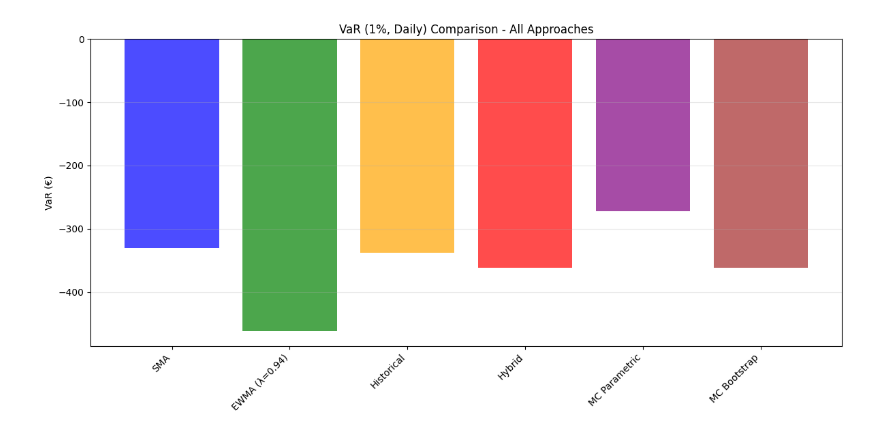
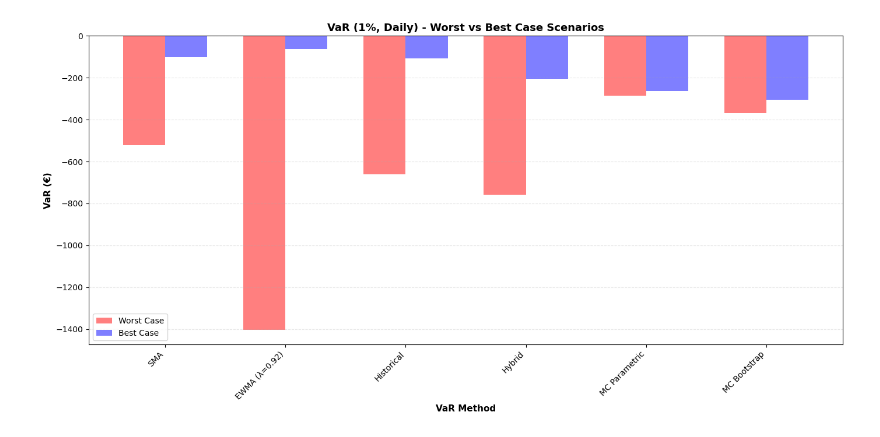
Before and after one commit to emschutt/QuantitativeFinance, a Jupyter notebook: RiskManagement/Project_3 - VaR/Var_v1.ipynb, the cells around one changed output. Drawn from its saved outputs; the diff is of its cells as text; code cells hidden in the pictures.

```diff
--- a/RiskManagement/Project_3 - VaR/Var_v1.ipynb
+++ b/RiskManagement/Project_3 - VaR/Var_v1.ipynb
@@ -52 +39,5 @@ min       -0.120657    -0.127652
 max        0.059054     0.090895
+# %%
+pct_returns = data.pct_change().dropna()
+print(pct_returns.head())
+print(pct_returns.describe())
@@ -180,8 +214,18 @@ EWMA VaR (1%, daily): -0.0308 (-462.11€)
 Methodology: Uses empirical distribution of past returns; no distribution assumption needed.
 # %%
-# Historical simulation - directly use quantile
-historical_var_daily = port_ret.quantile(0.01)  # 1st percentile
+# Historical simulation with rolling window to derive worst/best scenarios
+historical_var_series = port_ret.rolling(window=window).quantile(0.01).dropna()
+historical_var_daily = historical_var_series.iloc[-1]
 historical_var_euros = historical_var_daily * equity
+historical_var_euros_wcc = historical_var_series.min() * equity
+historical_var_euros_best = historical_var_series.max() * equity
 
+print("Last Value")
 print(f"Historical VaR (1%, daily): {historical_var_daily:.4f} ({historical_var_euros:.2f}€)")
+print()
+print("Worst Case Scenario")
+print(f"Historical VaR (1%, daily): {historical_var_series.min():.4f} ({historical_var_euros_wcc:.2f}€)")
+print()
+print("Best Case Scenario")
+print(f"Historical VaR (1%, daily): {historical_var_series.max():.4f} ({historical_var_euros_best:.2f}€)")
 # %% [output]
@@ -237,34 +355,59 @@ Monte Carlo Bootstrap VaR (1%, daily): -0.0241 (-361.54€)
 # %%
-# Compile all VaR estimates
-var_methods = {
-    'SMA': sma_var_euros,
-    'EWMA (λ=0.94)': ewma_var_euros,
-    'Historical': historical_var_euros,
-    'Hybrid': hybrid_var_euros,
-    'MC Parametric': mc_var_euros,
-    'MC Bootstrap': mc_bootstrap_var_euros
+# Compile all VaR estimates with best/worst case scenarios
+var_methods_worst = {
+    'SMA': sma_var_euros_wcc,
+    ewma_label: ewma_var_euros_wcc,
+    'Historical': historical_var_euros_wcc,
+    'Hybrid': hybrid_var_euros_wcc,
+    'MC Parametric': mc_var_euros_wcc,
+    'MC Bootstrap': mc_bootstrap_var_euros_wcc
 }
 
-plt.figure(figsize=(12, 6))
-methods = list(var_methods.keys())
-values = list(var_methods.values())
-colors = ['blue', 'green', 'orange', 'red', 'purple', 'brown']
+var_methods_best = {
+    'SMA': sma_var_euros_best,
+    ewma_label: ewma_var_euros_best,
+    'Historical': historical_var_euros_best,
+    'Hybrid': hybrid_var_euros_best,
+    'MC Parametric': mc_var_euros_best,
+    'MC Bootstrap': mc_bootstrap_var_euros_best
+}
 
-plt.bar(methods, values, color=colors, alpha=0.7)
-plt.title('VaR (1%, Daily) Comparison - All Approaches')
-plt.ylabel('VaR (€)')
-plt.axhline(0, color='black', linestyle='-', linewidth=0.5)
-plt.xticks(rotation=45, ha='right')
-plt.grid(axis='y', alpha=0.3)
+# Create comparison chart with worst/best scenarios only
+methods = list(var_methods_worst.keys())
+worst_vals = [var_methods_worst[m] for m in methods]
+best_vals = [var_methods_best[m] for m in methods]
+
+x = np.arange(len(methods))
+width = 0.35
+
+fig, ax = plt.subplots(figsize=(14, 7))
+ax.bar(x - width / 2, worst_vals, width, label='Worst Case', color='red', alpha=0.5)
+ax.bar(x + width / 2, best_vals, width, label='Best Case', color='blue', alpha=0.5)
+
+ax.set_xlabel('VaR Method', fontsize=11, fontweight='bold')
+ax.set_ylabel('VaR (€)', fontsize=11, fontweight='bold')
+ax.set_title('VaR (1%, Daily) - Worst vs Best Case Scenarios', fontsize=13, fontweight='bold')
+ax.set_xticks(x)
+ax.set_xticklabels(methods, rotation=45, ha='right')
+ax.legend(fontsize=10)
+ax.axhline(0, color='black', linestyle='-', linewidth=0.5)
+ax.grid(axis='y', alpha=0.3, linestyle='--')
+
 plt.tight_layout()
 plt.show()
 
-# Summary table
-print("\n" + "="*60)
-print("VaR COMPARISON SUMMARY (1%, Daily)")
-print("="*60)
-for method, var_val in var_methods.items():
-    print(f"{method:25s}: {var_val:8.2f}€")
-print("="*60)
+# Comprehensive summary table with worst/best scenarios
+print("\n" + "=" * 70)
+print("VaR COMPARISON SUMMARY (1%, Daily) - WORST vs BEST CASE")
+print("=" * 70)
+print(f"{'Method':<25} {'Worst Case (€)':<20} {'Best Case (€)':<20}")
+print("-" * 70)
+
+for method in var_methods_worst.keys():
+    worst = var_methods_worst[method]
+    best = var_methods_best[method]
+    print(f"{method:<25} {worst:>15.2f}  |  {best:>15.2f}")
+
+print("=" * 70)
 # %% [output]
-[figure, old version]
+[figure, new version]
```
Also changed, not shown: parts of 19 cells of this notebook.
